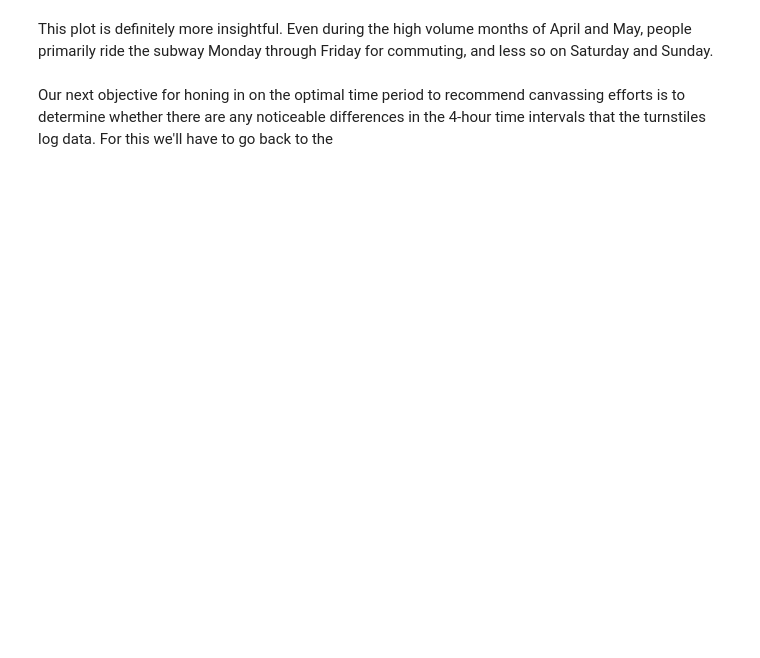
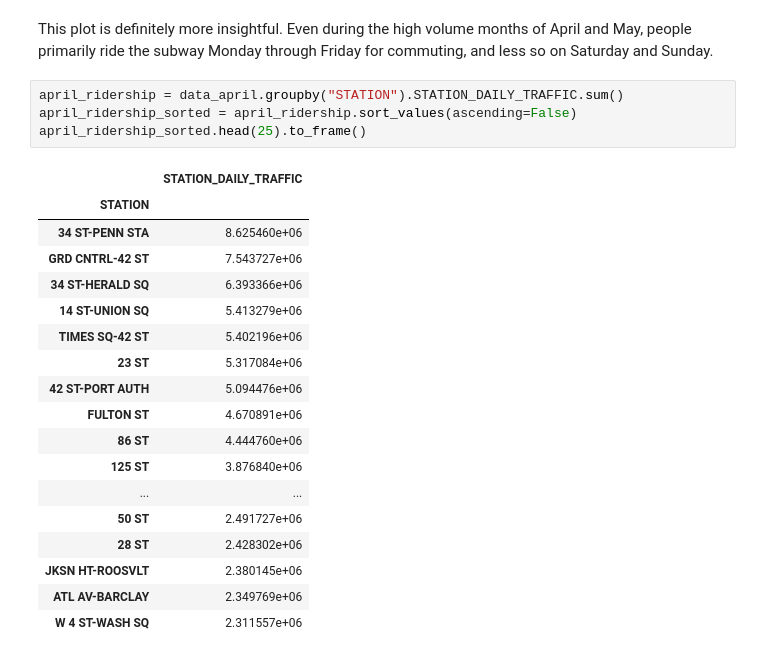
Before and after one commit to willstith/project1, a Jupyter notebook: busiest_stations_with_TOD.ipynb, the cells around one changed output. Cells and saved outputs as stored; diff of their text form; blank space fills up the shorter version.

```diff
--- a/busiest_stations_with_TOD.ipynb
+++ b/busiest_stations_with_TOD.ipynb
@@ -468,5 +332,26 @@ plt.legend(['April', 'May']);
 [drawing not drawn]
 # %% [markdown]
 This plot is definitely more insightful. Even during the high volume months of April and May, people primarily ride the subway Monday through Friday for commuting, and less so on Saturday and Sunday.
-# %% [markdown]
-Our next objective for honing in on the optimal time period to recommend canvassing efforts is to determine whether there are any noticeable differences in the 4-hour time intervals that the turnstiles log data. For this we'll have to go back to the
+# %%
+april_ridership = data_april.groupby("STATION").STATION_DAILY_TRAFFIC.sum()
+april_ridership_sorted = april_ridership.sort_values(ascending=False)
+april_ridership_sorted.head(25).to_frame()
+# %% [output]
+|  | STATION_DAILY_TRAFFIC |
+| STATION |  |
+| 34 ST-PENN STA | 8.625460e+06 |
+| GRD CNTRL-42 ST | 7.543727e+06 |
+| 34 ST-HERALD SQ | 6.393366e+06 |
+| 14 ST-UNION SQ | 5.413279e+06 |
+| TIMES SQ-42 ST | 5.402196e+06 |
+| 23 ST | 5.317084e+06 |
+| 42 ST-PORT AUTH | 5.094476e+06 |
+| FULTON ST | 4.670891e+06 |
+| 86 ST | 4.444760e+06 |
+| 125 ST | 3.876840e+06 |
+| ... | ... |
+| 50 ST | 2.491727e+06 |
+| 28 ST | 2.428302e+06 |
+| JKSN HT-ROOSVLT | 2.380145e+06 |
+| ATL AV-BARCLAY | 2.349769e+06 |
+| W 4 ST-WASH SQ | 2.311557e+06 |
```
Also changed, not shown: parts of 23 cells of this notebook, 15 other files.
